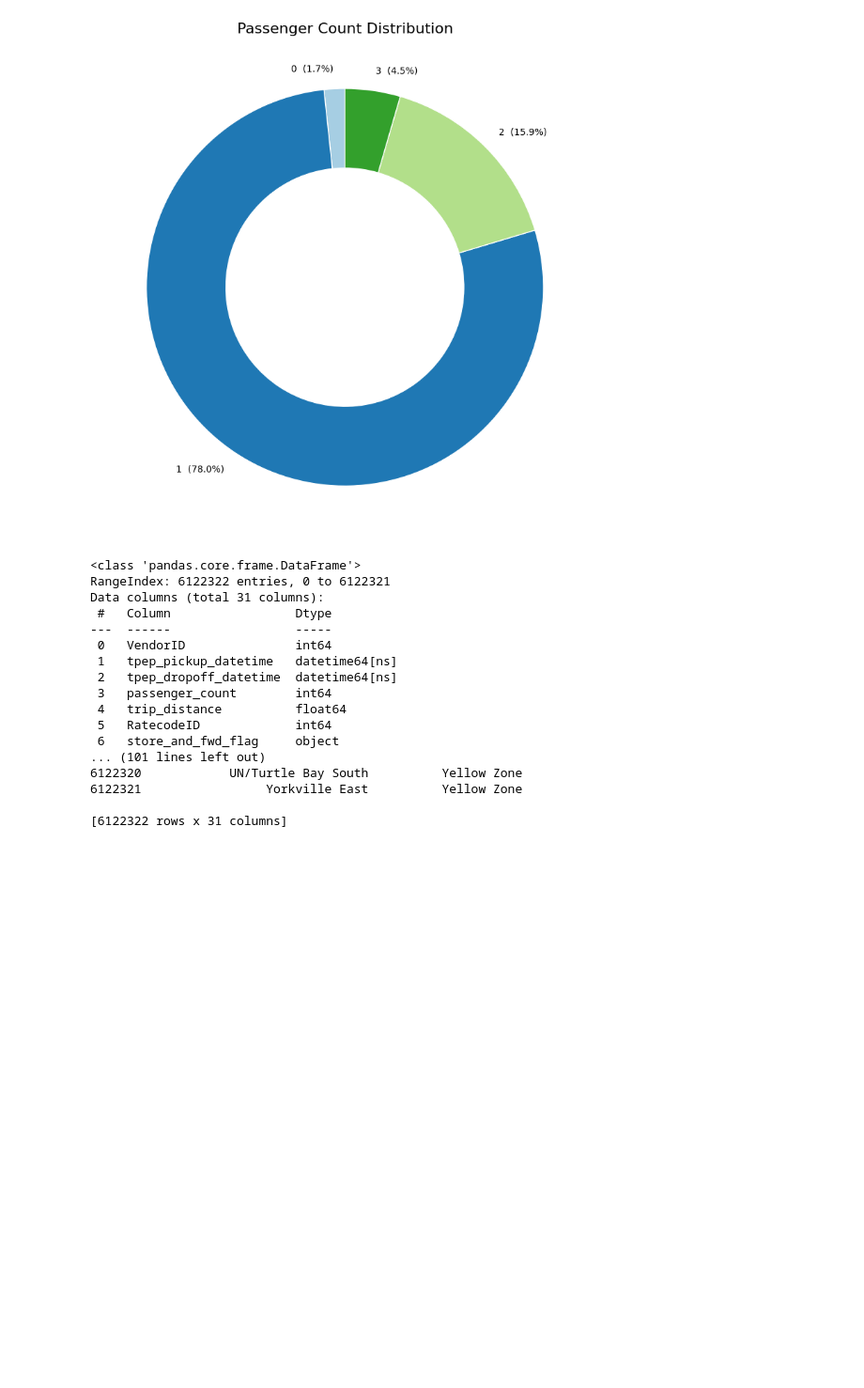
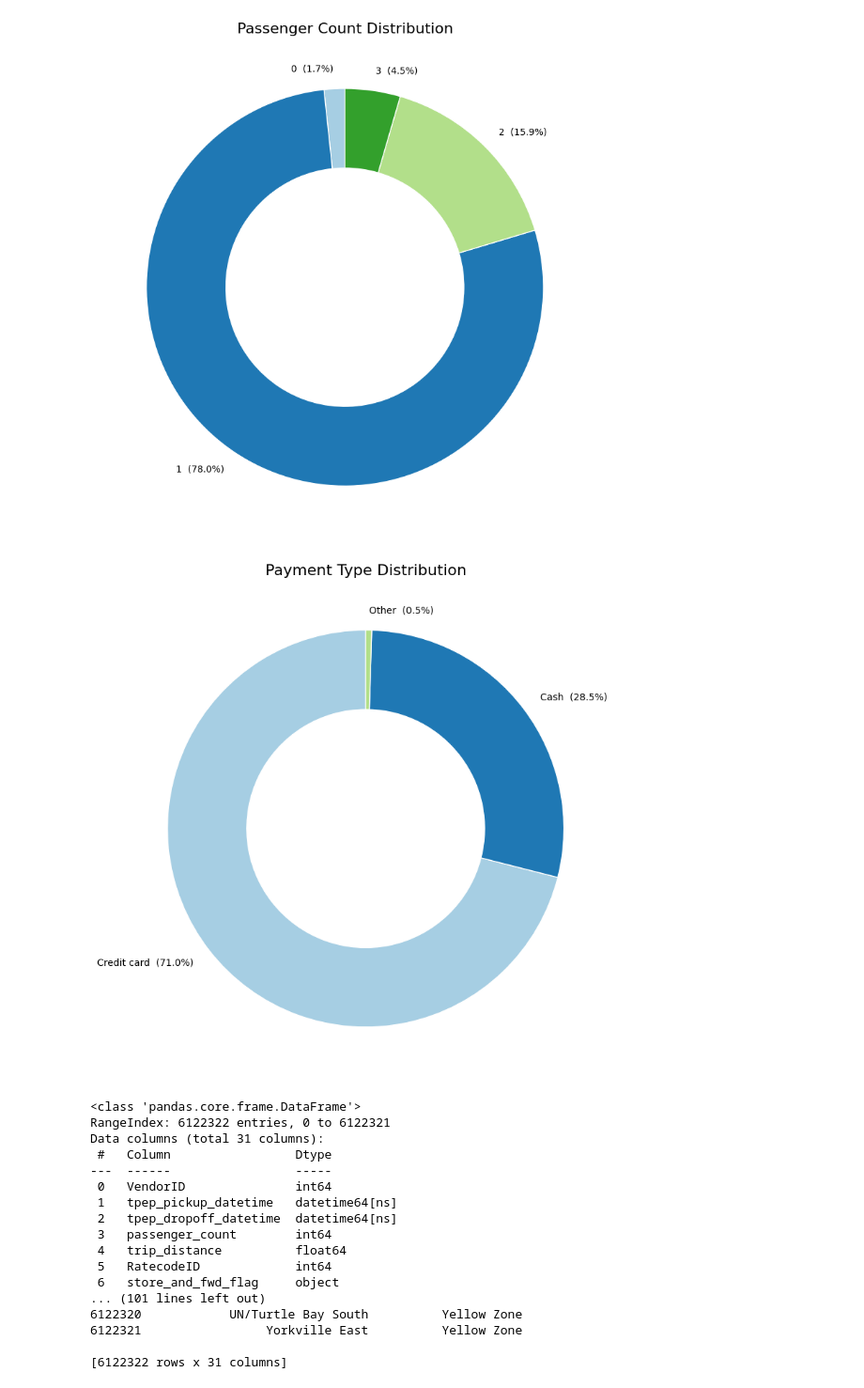
Before and after one commit to EimanteZemyteVU/Taxi, a Jupyter notebook: Expl.ipynb, the cells around one changed output. Shown at 94% size. Saved outputs shown, nothing was run; the diff lists cells and outputs as text; code cells hidden in the pictures; blank space fills up the shorter version.

Commit message:
Add visuals to a dashboard
Add visuals to a dashboard

```diff
--- a/Expl.ipynb
+++ b/Expl.ipynb
@@ -132,6 +132,57 @@ plt.tight_layout()
 plt.show()
 # %% [output]
 [figure]
+# %%
+import matplotlib.pyplot as plt
+
+# Define the mapping of numeric codes to payment descriptions
+payment_type_map = {
+    1: 'Credit card',
+    2: 'Cash',
+    3: 'No charge',
+    4: 'Dispute',
+    5: 'Unknown',
+    6: 'Voided trip'
+}
+
+# Calculate the payment type distribution
+payment_distribution = trips['payment_type'].value_counts().sort_index()
+
+# Calculate the total number of trips for percentage calculation
+total_trips = sum(payment_distribution)
+
+# Group payment types with a percentage below 10% into 'Other'
+threshold = 0.1  # 10% threshold
+payment_distribution_grouped = payment_distribution[payment_distribution / total_trips >= threshold]
+payment_distribution_other = payment_distribution[payment_distribution / total_trips < threshold]
+
+# Combine the small categories into 'Other'
+if not payment_distribution_other.empty:
+    payment_distribution_grouped['Other'] = payment_distribution_other.sum()
+
+# Create the donut chart
+fig, ax = plt.subplots(figsize=(8, 8))
+
+# Create the pie chart with labels
+wedges, texts = ax.pie(
+    payment_distribution_grouped,
+    labels=[
+        f"{payment_type_map.get(label, 'Other')}  ({100 * val / total_trips:.1f}%)"
+        for label, val in zip(payment_distribution_grouped.index, payment_distribution_grouped.values)
+    ],
+    startangle=90,
+    colors=plt.cm.Paired.colors,
+    wedgeprops=dict(width=0.4, edgecolor='w')  # Adjust border size and make the center white
+)
+
+# Add a title
+plt.title('Payment Type Distribution', fontsize=16)
+
+# Show the plot
+plt.tight_layout()
+plt.show()
+# %% [output]
+[figure, added]
 # %%
 TripsWithZones = ProcessTrips.MergeZones(trips, zones)
 TripsWithZones.info()
```
Also changed, not shown: parts of 1 cell of this notebook, 1 other file.
